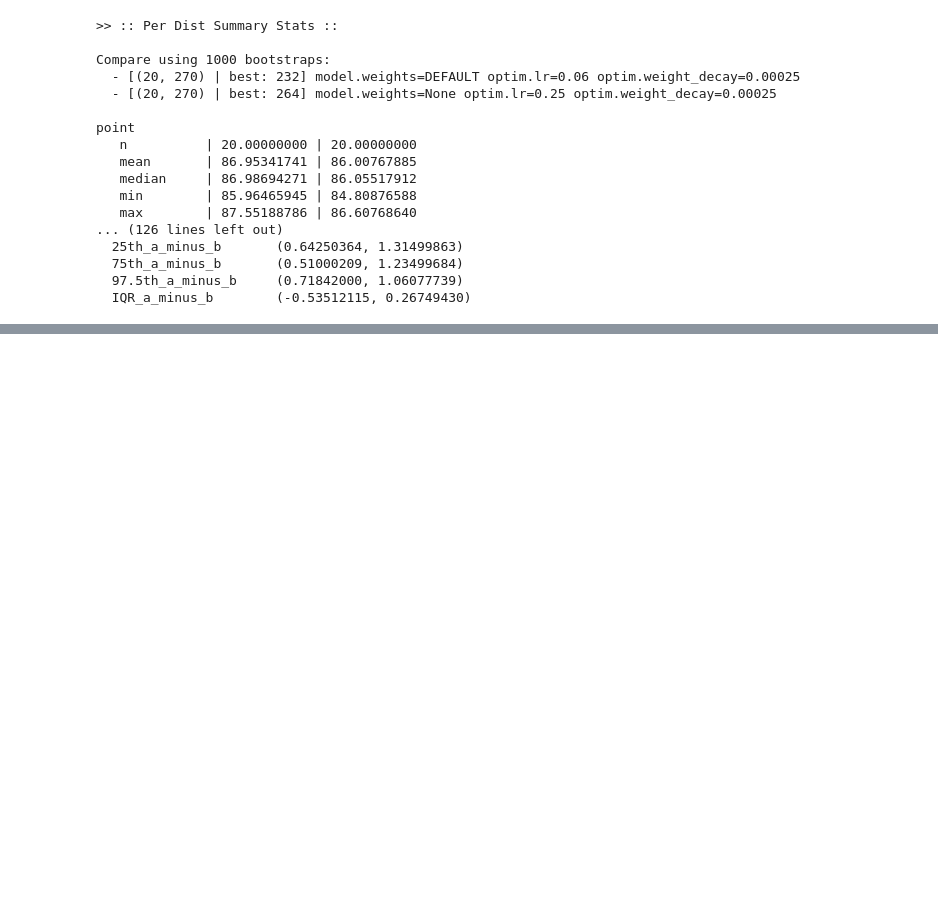
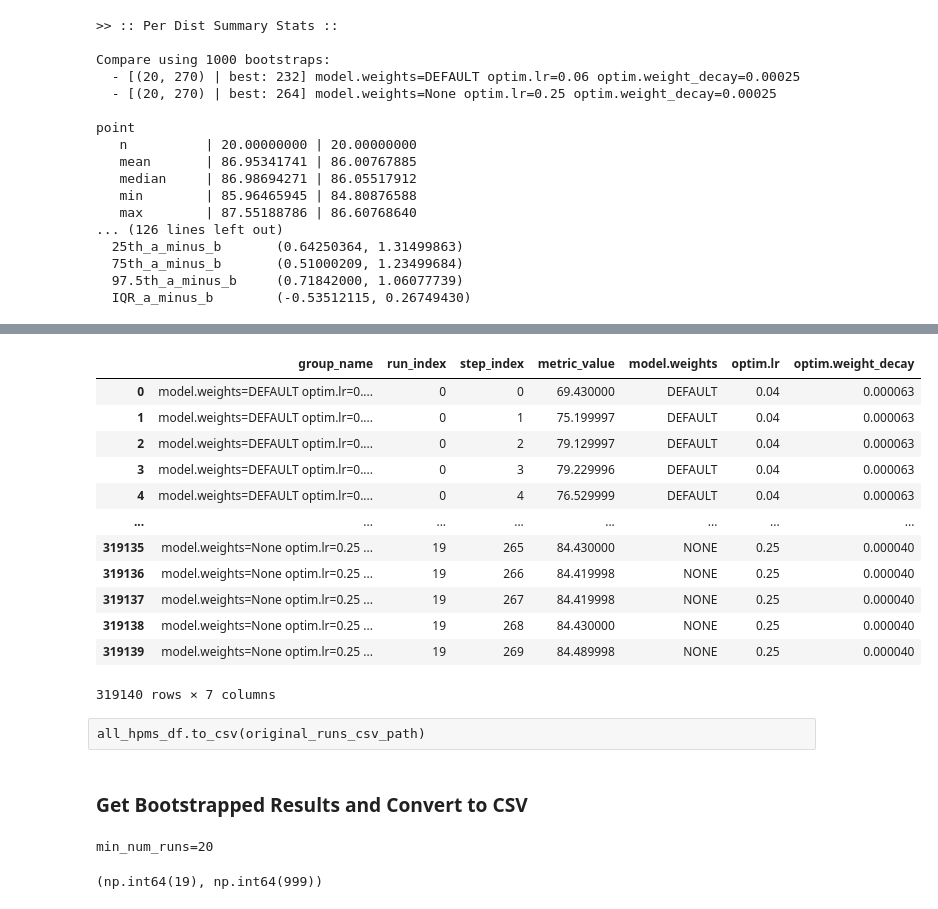
Before and after one commit to drothermel/dr_gen, a Jupyter notebook: notebooks/calc_metrics.ipynb, the cells around one changed output, grey strips where cells are left out. Drawn from its saved outputs; the diff is of its cells as text; code cells hidden in the pictures; blank space fills up the shorter version.

```diff
--- a/notebooks/calc_metrics.ipynb
+++ b/notebooks/calc_metrics.ipynb
@@ -296,0 +293,7 @@ compare_stats_hpm_select = rplt.one_tn_hpm_compare_weight_init(
+# %%
+hpm_specs_hpm_select = rplt.make_hpm_specs(
+    lr=[0.04, 0.06, 0.1, 0.16, 0.25],
+    wd=[1e-05, 4e-05, 6.3e-05, 0.0001, 0.00016, 0.00025],
+    epochs=270,
+)
+print(hpm_specs_hpm_select)
@@ -296,0 +302,7 @@ compare_stats_hpm_select = rplt.one_tn_hpm_compare_weight_init(
+# %%
+hpms_val_pre, hpms_val_rand = rplt.get_pretrained_vs_random_init_runs(rg, hpm_specs_hpm_select, "val", one_per=False)
+all_hpms = {str(hpm): data for hpm, data in {**hpms_val_pre, **hpms_val_rand}.items()}
+list_vals = False
+if list_vals:
+    for hpm, rlist in sorted(list(all_hpms.items())):
+        print(f" - {str(hpm):70} | {len(rlist):,} RIDS")
@@ -296,0 +329,28 @@ compare_stats_hpm_select = rplt.one_tn_hpm_compare_weight_init(
+# %%
+all_hpms_np = rplt.runs_metrics_dict_to_ndarray_dict(all_hpms)
+# %%
+all_hpms_df = rplt.run_groups_to_df(all_hpms_np, 270)
+# %%
+all_hpms_df
+# %% [output]
+|  | group_name | run_index | step_index | metric_value | model.weights | optim.lr | optim.weight_decay |
+| 0 | model.weights=DEFAULT optim.lr=0.... | 0 | 0 | 69.430000 | DEFAULT | 0.04 | 0.000063 |
+| 1 | model.weights=DEFAULT optim.lr=0.... | 0 | 1 | 75.199997 | DEFAULT | 0.04 | 0.000063 |
+| 2 | model.weights=DEFAULT optim.lr=0.... | 0 | 2 | 79.129997 | DEFAULT | 0.04 | 0.000063 |
+| 3 | model.weights=DEFAULT optim.lr=0.... | 0 | 3 | 79.229996 | DEFAULT | 0.04 | 0.000063 |
+| 4 | model.weights=DEFAULT optim.lr=0.... | 0 | 4 | 76.529999 | DEFAULT | 0.04 | 0.000063 |
+| ... | ... | ... | ... | ... | ... | ... | ... |
+| 319135 | model.weights=None optim.lr=0.25 ... | 19 | 265 | 84.430000 | NONE | 0.25 | 0.000040 |
+| 319136 | model.weights=None optim.lr=0.25 ... | 19 | 266 | 84.419998 | NONE | 0.25 | 0.000040 |
+| 319137 | model.weights=None optim.lr=0.25 ... | 19 | 267 | 84.419998 | NONE | 0.25 | 0.000040 |
+| 319138 | model.weights=None optim.lr=0.25 ... | 19 | 268 | 84.430000 | NONE | 0.25 | 0.000040 |
+| 319139 | model.weights=None optim.lr=0.25 ... | 19 | 269 | 84.489998 | NONE | 0.25 | 0.000040 |
+319140 rows × 7 columns
+# %% [raw]
+all_hpms_df.to_csv(original_runs_csv_path)
+# %% [markdown]
+### Get Bootstrapped Results and Convert to CSV
+# %%
+bootstrap_samples = rplt.bootstrap_samples_dict(all_hpms, b=1000, select_t=270)
+# %% [output]
+min_num_runs=20
@@ -296,0 +362,4 @@ compare_stats_hpm_select = rplt.one_tn_hpm_compare_weight_init(
+# %%
+bootstrap_samples_df['run_index'].max(), bootstrap_samples_df['step_index'].max()
+# %% [output]
+(np.int64(19), np.int64(999))
```
Also changed, not shown: parts of 30 cells of this notebook, 2 other files.
